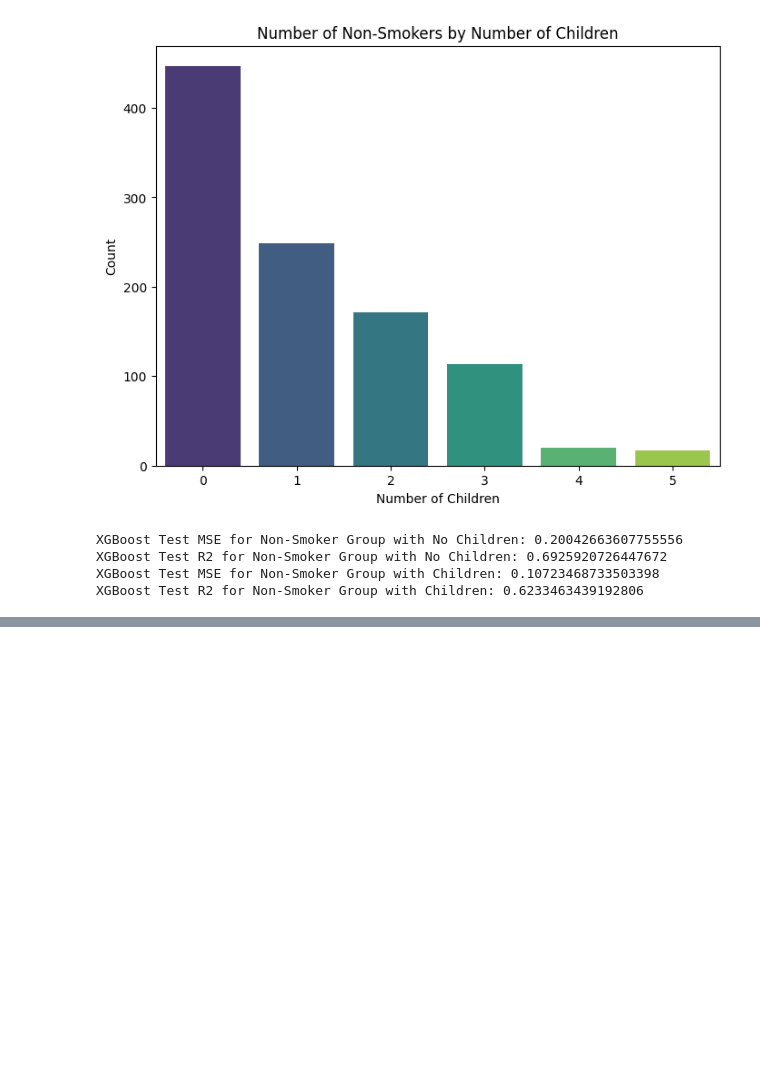
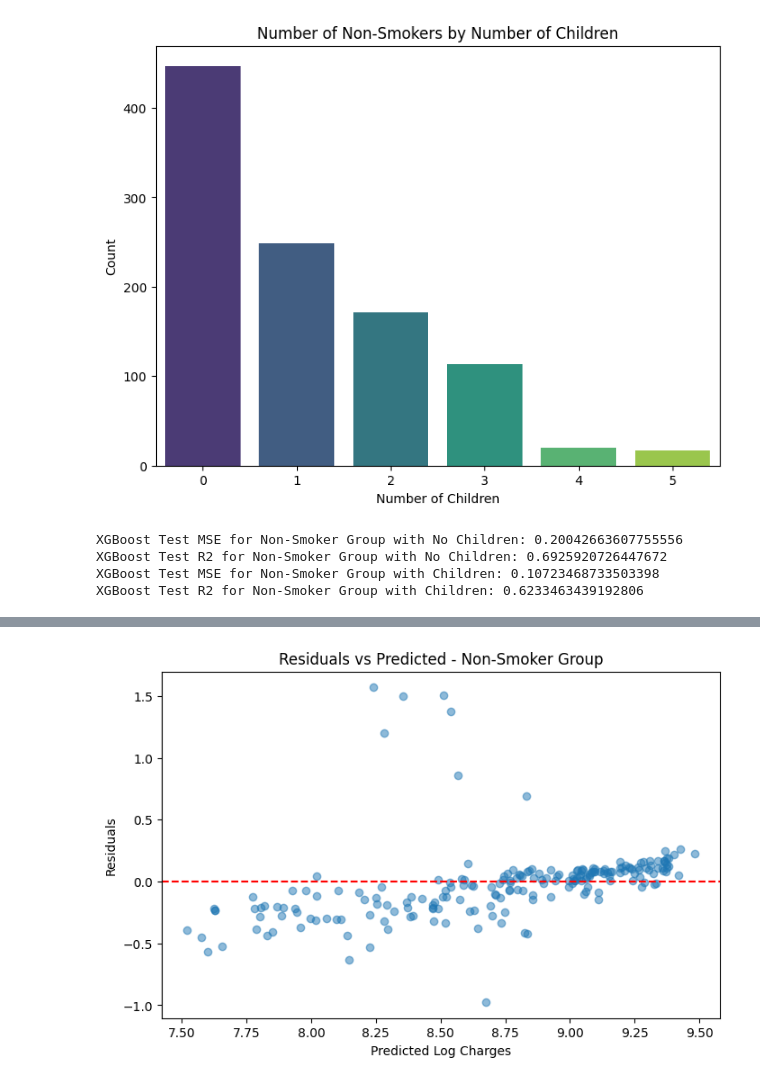
Before and after one commit to s-hreya-riram/three-little-pigs, a Jupyter notebook: exploratory_data_analysis.ipynb, the cells around one changed output, grey strips where cells are left out. Cells and saved outputs as stored; diff of their text form; code cells hidden in the pictures; blank space fills up the shorter version.

```diff
--- a/exploratory_data_analysis.ipynb
+++ b/exploratory_data_analysis.ipynb
@@ -807,0 +1077,90 @@ XGBoost Test R2 for Non-Smoker Group with Children: 0.6233463439192806
+# %%
+import warnings
+warnings.filterwarnings('ignore')
+from sklearn.linear_model import ElasticNet
+
+# Filter non-smoker data and create additional polynomial/interactions features
+non_smoker_df = data_df[data_df['smoker'] == 'no'].copy()
+non_smoker_df['age_sq'] = non_smoker_df['age'] ** 2
+non_smoker_df['bmi_sq'] = non_smoker_df['bmi'] ** 2
+non_smoker_df['age_bmi'] = non_smoker_df['age'] * non_smoker_df['bmi']
+non_smoker_df['bmi_children'] = non_smoker_df['bmi'] * non_smoker_df['children']
+
+# Prepare features and target
+y = non_smoker_df['log_charges']  # log-transformed target
+X = non_smoker_df.drop(columns=['log_charges'])
+X = pd.get_dummies(X, drop_first=True)  # one-hot encode categorical variables
+
+# Split data into training (80%) and testing (20%)
+X_train, X_test, y_train, y_test = train_test_split(X, y, test_size=0.2, random_state=42)
+
+# Define base models for stacking ensemble
+rf_model = RandomForestRegressor(n_estimators=200, max_depth=6, random_state=42)
+
+xgb_model = TransformedTargetRegressor(
+    regressor=XGBRegressor(
+        n_estimators=200, max_depth=5, learning_rate=0.05,
+        subsample=0.8, colsample_bytree=0.8, random_state=42,
+        objective='reg:squarederror'
+    ),
+    func=np.log1p, inverse_func=np.expm1
+)
+
+lgb_model = TransformedTargetRegressor(
+    regressor=lgb.LGBMRegressor(
+        objective='regression', boosting_type='gbdt',
+        learning_rate=0.05, num_leaves=31, max_depth=5,
+        min_child_samples=20, n_estimators=200,
+        random_state=42, verbose=-1
+    ),
+    func=np.log1p, inverse_func=np.expm1
+)
+
+# Create stacking ensemble using ElasticNet as final estimator
+estimators = [('rf', rf_model), ('xgb', xgb_model), ('lgb', lgb_model)]
+stacking_model = StackingRegressor(
+    estimators=estimators,
+    final_estimator=ElasticNet(alpha=0.1, l1_ratio=0.5, random_state=42),
+    cv=10,
+    n_jobs=-1
+)
+
+# Fit the model
+stacking_model.fit(X_train, y_train)
+
+# Predict on test set
+y_pred = stacking_model.predict(X_test)
+
+# Evaluate performance
+mse = mean_squared_error(y_test, y_pred)
+rmse = np.sqrt(mse)
+r2 = r2_score(y_test, y_pred)
+
+# Residual plot to check errors
+residuals = y_test - y_pred
+plt.figure(figsize=(8,5))
+plt.scatter(y_pred, residuals, alpha=0.5)
+plt.axhline(0, color='red', linestyle='--')
+plt.xlabel('Predicted Log Charges')
+plt.ylabel('Residuals')
+plt.title('Residuals vs Predicted - Non-Smoker Group')
+plt.show()
+
+# Cross-validated metrics (10-fold)
+cv = KFold(n_splits=10, shuffle=True, random_state=42)
+cv_mse_scores = -cross_val_score(stacking_model, X_train, y_train,
+                                 cv=cv, scoring='neg_mean_squared_error', n_jobs=-1)
+cv_rmse_mean = np.sqrt(np.mean(cv_mse_scores))
+
+cv_r2_scores = cross_val_score(stacking_model, X_train, y_train, cv=cv, scoring='r2', n_jobs=-1)
+cv_r2_mean = np.mean(cv_r2_scores)
+
+# Print results
+print("Non-Smoker Group Results")
+print(f"Test MSE: {mse:.4f}")
+print(f"Test RMSE: {rmse:.4f}")
+print(f"Test R2: {r2:.4f}")
+print(f"10-Fold CV RMSE: {cv_rmse_mean:.4f}")
+print(f"10-Fold CV R2: {cv_r2_mean:.4f}")
+# %% [output]
+[figure, added]
```
Also changed, not shown: parts of 8 cells of this notebook.
